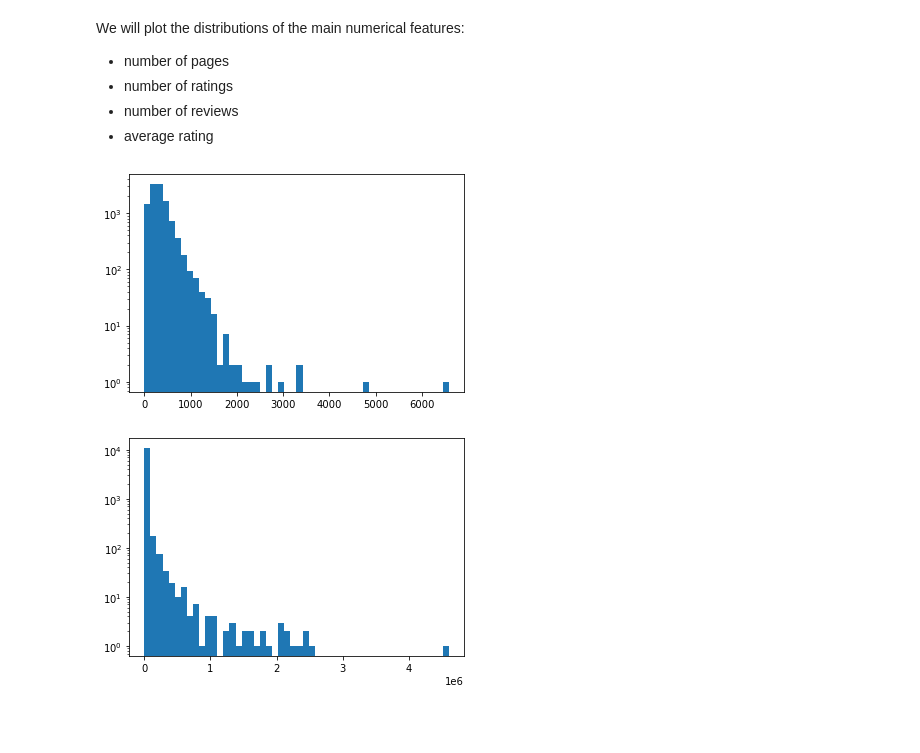
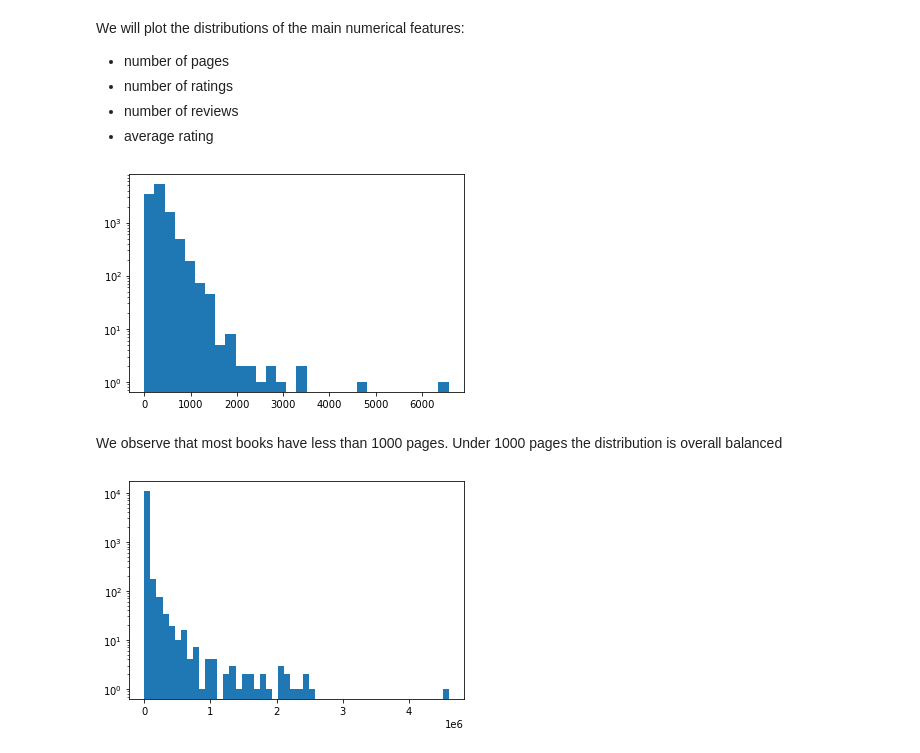
Before and after one commit to Attoumassa/book_rating_prediction_model, a Jupyter notebook: feature_engineering.ipynb, the cells around one changed output. Cells and saved outputs as stored; diff of their text form; code cells hidden in the pictures; blank space fills up the shorter version.

```diff
--- a/feature_engineering.ipynb
+++ b/feature_engineering.ipynb
@@ -103,11 +95,13 @@ We will plot the distributions of the main numerical features:
 - number of reviews
 - average rating
 # %%
-plt.hist(df["num_pages"], bins=50)
+plt.hist(df["num_pages"], bins=30)
 plt.yscale("log")
 plt.show()
 # %% [output]
-[figure, old version]
+[figure, new version]
+# %% [markdown]
+We observe that most books have less than 1000 pages. Under 1000 pages the distribution is overall balanced
 # %%
 plt.hist(df["ratings_count"], bins=50)
 plt.yscale("log")
```
Also changed, not shown: parts of 41 cells of this notebook.
